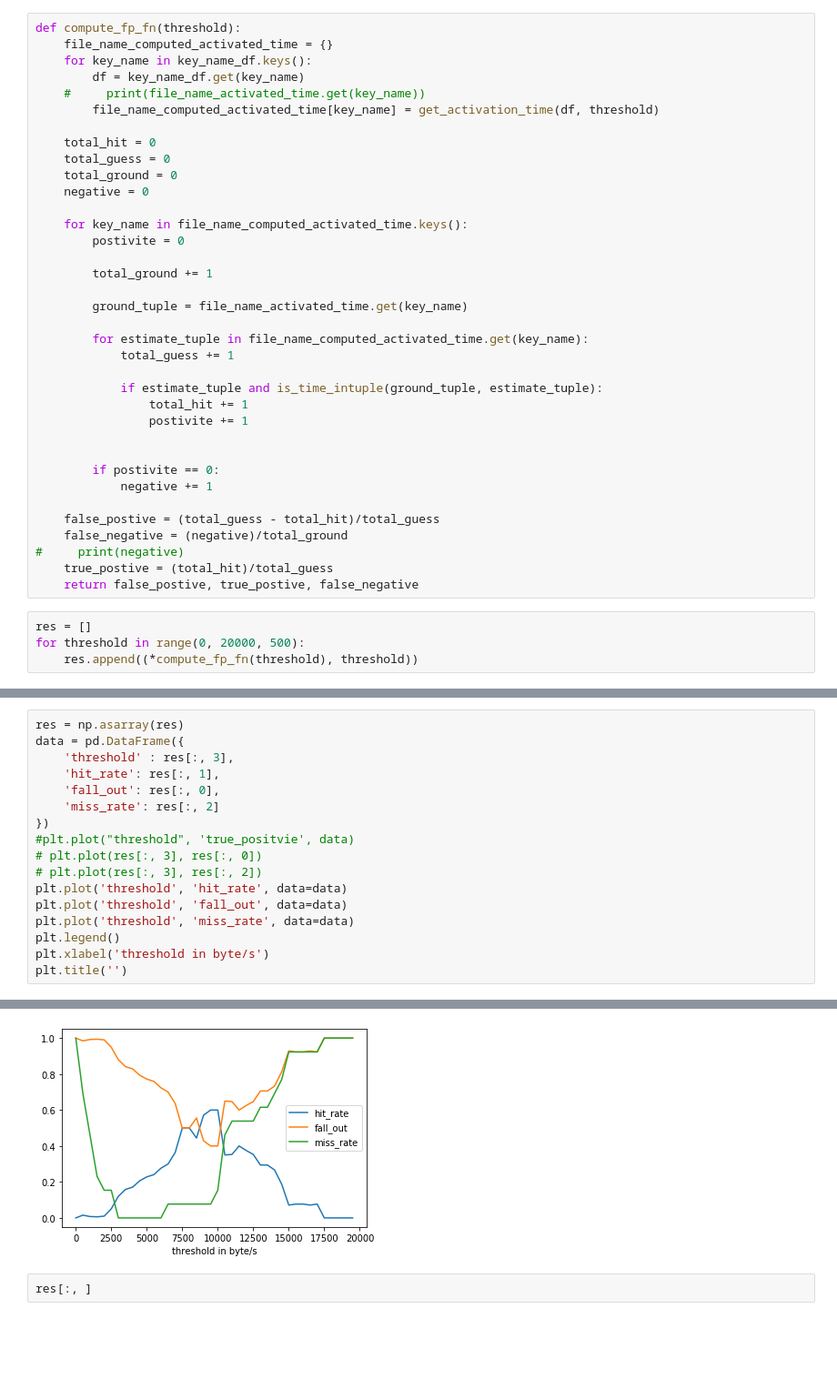
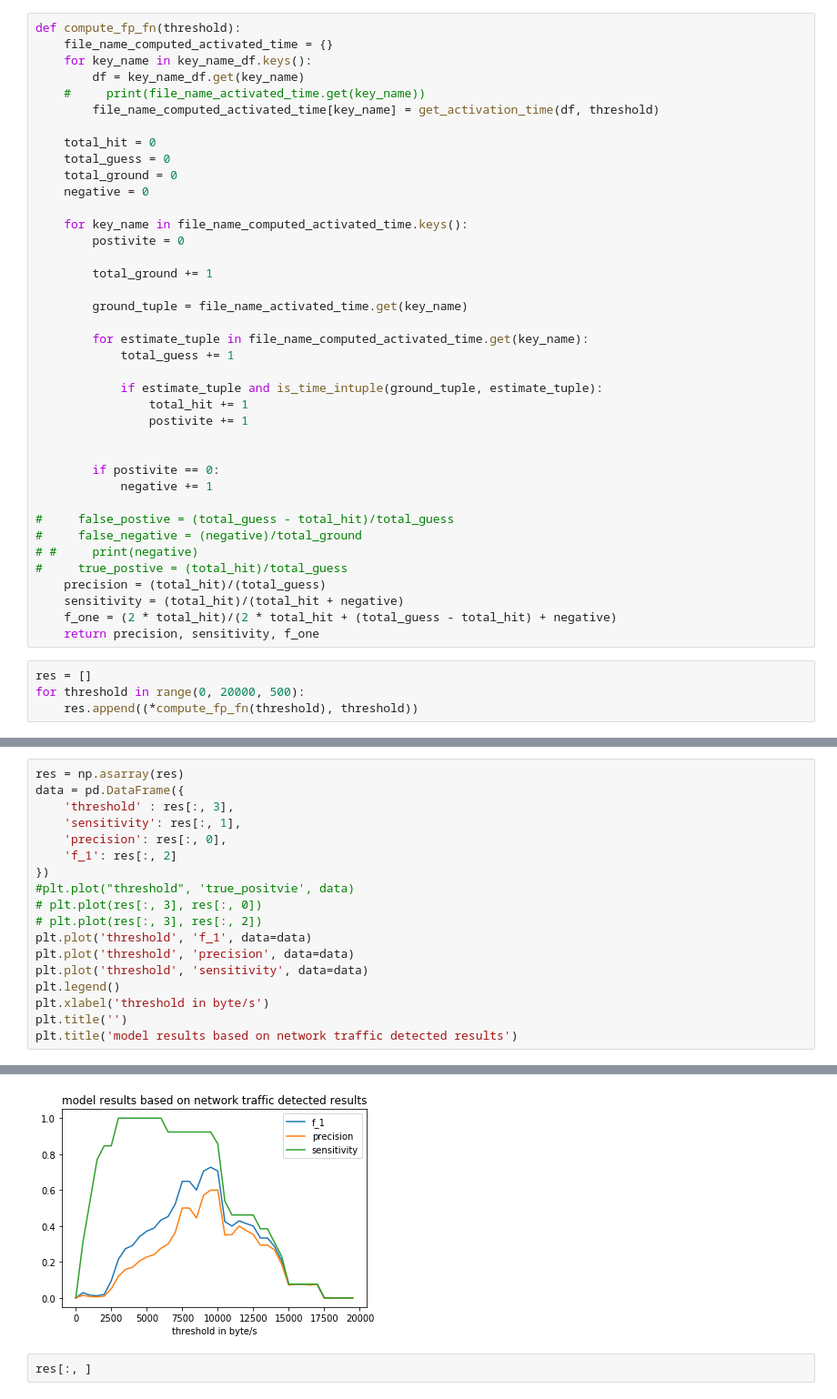
Before and after one commit to wnykuang/activation_detector, a Jupyter notebook: EDA_modeling_final1a.ipynb, the cells around one changed output, grey strips where cells are left out. Shown at 91% size. Cells and saved outputs as stored; diff of their text form; blank space fills up the shorter version.

```diff
--- a/EDA_modeling_final1a.ipynb
+++ b/EDA_modeling_final1a.ipynb
@@ -3214,11 +3215,14 @@ def compute_fp_fn(threshold):
         if postivite == 0:
             negative += 1
 
-    false_postive = (total_guess - total_hit)/total_guess
-    false_negative = (negative)/total_ground
-#     print(negative)
-    true_postive = (total_hit)/total_guess
-    return false_postive, true_postive, false_negative
+#     false_postive = (total_guess - total_hit)/total_guess
+#     false_negative = (negative)/total_ground
+# #     print(negative)
+#     true_postive = (total_hit)/total_guess
+    precision = (total_hit)/(total_guess)
+    sensitivity = (total_hit)/(total_hit + negative)
+    f_one = (2 * total_hit)/(2 * total_hit + (total_guess - total_hit) + negative)
+    return precision, sensitivity, f_one
 # %%
 res = []
 for threshold in range(0, 20000, 500):
@@ -3231,17 +3231,18 @@ TypeError: list indices must be integers or slices, not tuple
 res = np.asarray(res)
 data = pd.DataFrame({
     'threshold' : res[:, 3],
-    'hit_rate': res[:, 1],
-    'fall_out': res[:, 0],
-    'miss_rate': res[:, 2]
+    'sensitivity': res[:, 1],
+    'precision': res[:, 0],
+    'f_1': res[:, 2]
 })
 #plt.plot("threshold", 'true_positvie', data)
 # plt.plot(res[:, 3], res[:, 0])
 # plt.plot(res[:, 3], res[:, 2])
-plt.plot('threshold', 'hit_rate', data=data)
-plt.plot('threshold', 'fall_out', data=data)
-plt.plot('threshold', 'miss_rate', data=data)
+plt.plot('threshold', 'f_1', data=data)
+plt.plot('threshold', 'precision', data=data)
+plt.plot('threshold', 'sensitivity', data=data)
 plt.legend()
 plt.xlabel('threshold in byte/s')
 plt.title('')
+plt.title('model results based on network traffic detected results')
 # %% [output]
@@ -3249,4 +3250,4 @@ Text(0.5, 1.0, '')
-[figure, old version]
+[figure, new version]
 # %%
 res[:, ]
 # %% [output]
```
Also changed, not shown: parts of 12 cells of this notebook.
